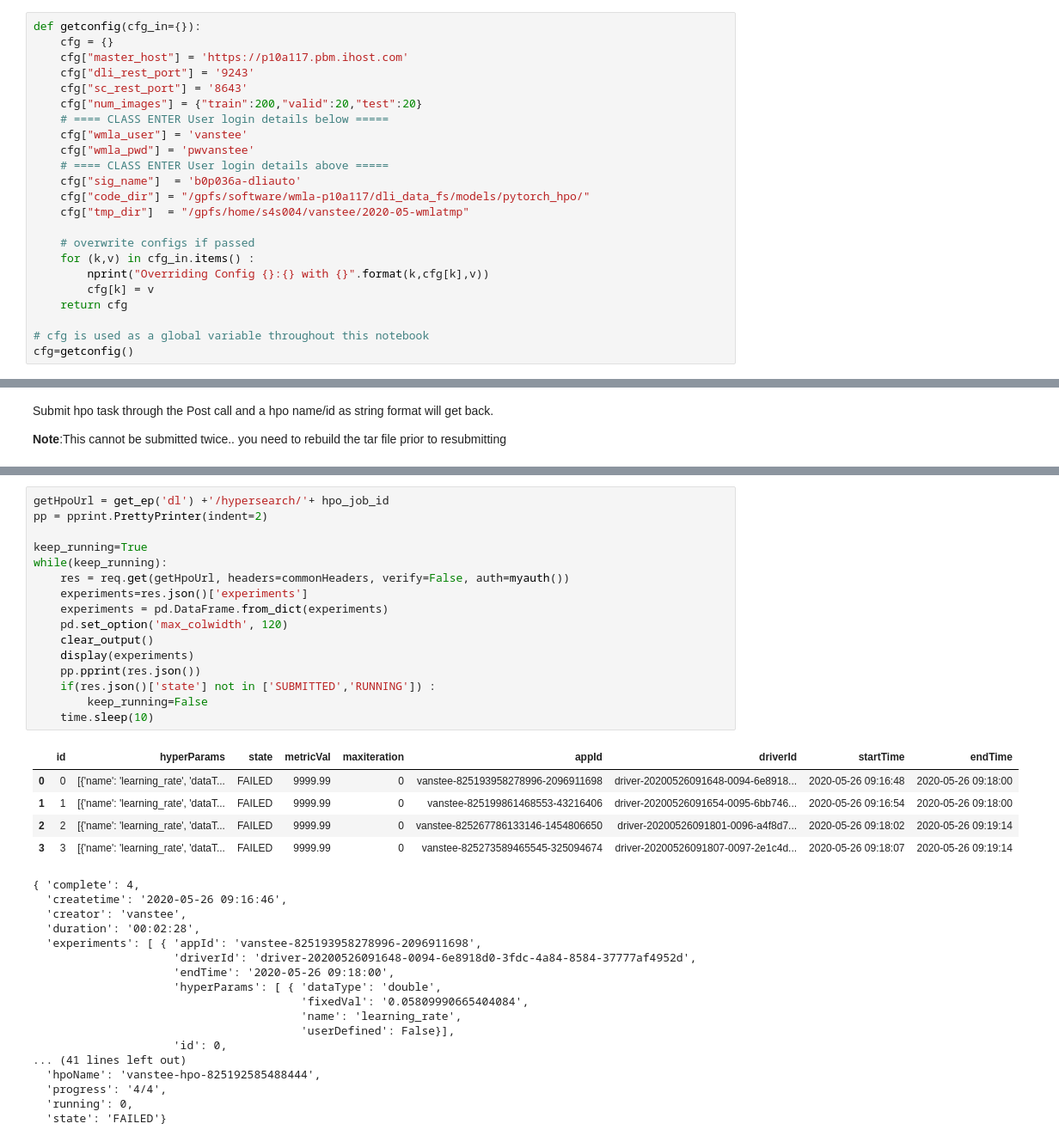
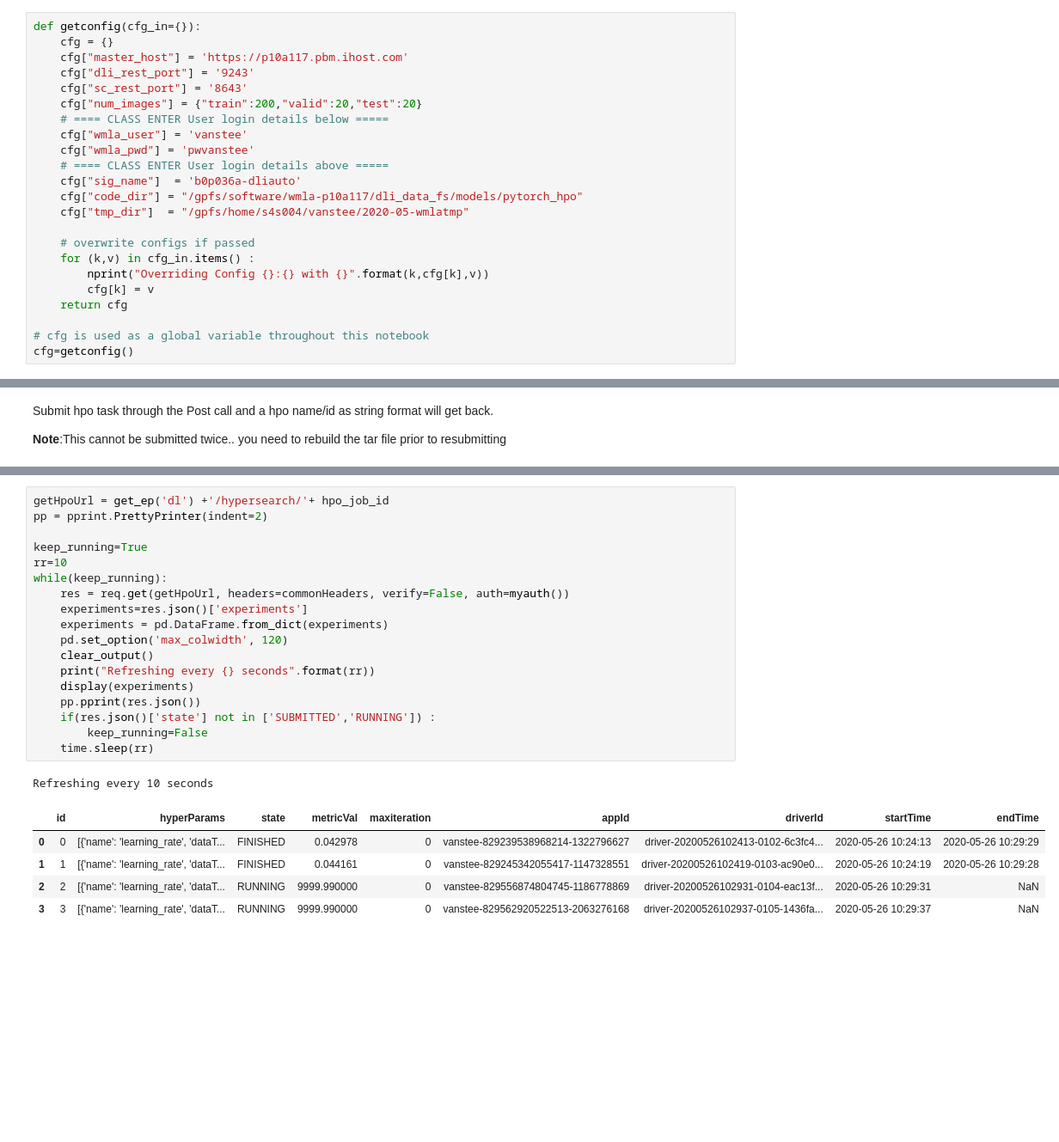
Before and after one commit to IBM/wmla-learning-path, a Jupyter notebook: 02_hpo.ipynb, the cells around one changed output, grey strips where cells are left out. Shown at 86% size. Saved outputs shown, nothing was run; the diff lists cells and outputs as text; blank space fills up the shorter version.

```diff
--- a/02_hpo.ipynb
+++ b/02_hpo.ipynb
@@ -51,7 +51,7 @@ def getconfig(cfg_in={}):
     cfg["wmla_pwd"] = 'pwvanstee'
     # ==== CLASS ENTER User login details above =====
     cfg["sig_name"]  = 'b0p036a-dliauto'
-    cfg["code_dir"] = "/gpfs/software/wmla-p10a117/dli_data_fs/models/pytorch_hpo/"
+    cfg["code_dir"] = "/gpfs/software/wmla-p10a117/dli_data_fs/models/pytorch_hpo"
     cfg["tmp_dir"]  = "/gpfs/home/s4s004/vanstee/2020-05-wmlatmp"
 
     # overwrite configs if passed
@@ -353,39 +361,25 @@ hpo_job_id : None
 # %%
 getHpoUrl = get_ep('dl') +'/hypersearch/'+ hpo_job_id
 pp = pprint.PrettyPrinter(indent=2)
 
 keep_running=True
+rr=10
 while(keep_running):
     res = req.get(getHpoUrl, headers=commonHeaders, verify=False, auth=myauth())
     experiments=res.json()['experiments']
     experiments = pd.DataFrame.from_dict(experiments)
     pd.set_option('max_colwidth', 120)
     clear_output()
+    print("Refreshing every {} seconds".format(rr))
     display(experiments)
     pp.pprint(res.json())
     if(res.json()['state'] not in ['SUBMITTED','RUNNING']) :
         keep_running=False
-    time.sleep(10)
+    time.sleep(rr)
 # %% [output]
+Refreshing every 10 seconds
 |  | id | hyperParams | state | metricVal | maxiteration | appId | driverId | startTime | endTime |
-| 0 | 0 | [{'name': 'learning_rate', 'dataT... | FAILED | 9999.99 | 0 | vanstee-825193958278996-2096911698 | driver-20200526091648-0094-6e8918... | 2020-05-26 09:16:48 | 2020-05-26 09:18:00 |
-| 1 | 1 | [{'name': 'learning_rate', 'dataT... | FAILED | 9999.99 | 0 | vanstee-825199861468553-43216406 | driver-20200526091654-0095-6bb746... | 2020-05-26 09:16:54 | 2020-05-26 09:18:00 |
-| 2 | 2 | [{'name': 'learning_rate', 'dataT... | FAILED | 9999.99 | 0 | vanstee-825267786133146-1454806650 | driver-20200526091801-0096-a4f8d7... | 2020-05-26 09:18:02 | 2020-05-26 09:19:14 |
-| 3 | 3 | [{'name': 'learning_rate', 'dataT... | FAILED | 9999.99 | 0 | vanstee-825273589465545-325094674 | driver-20200526091807-0097-2e1c4d... | 2020-05-26 09:18:07 | 2020-05-26 09:19:14 |
+| 0 | 0 | [{'name': 'learning_rate', 'dataT... | FINISHED | 0.042978 | 0 | vanstee-829239538968214-1322796627 | driver-20200526102413-0102-6c3fc4... | 2020-05-26 10:24:13 | 2020-05-26 10:29:29 |
+| 1 | 1 | [{'name': 'learning_rate', 'dataT... | FINISHED | 0.044161 | 0 | vanstee-829245342055417-1147328551 | driver-20200526102419-0103-ac90e0... | 2020-05-26 10:24:19 | 2020-05-26 10:29:28 |
+| 2 | 2 | [{'name': 'learning_rate', 'dataT... | RUNNING | 9999.990000 | 0 | vanstee-829556874804745-1186778869 | driver-20200526102931-0104-eac13f... | 2020-05-26 10:29:31 | NaN |
+| 3 | 3 | [{'name': 'learning_rate', 'dataT... | RUNNING | 9999.990000 | 0 | vanstee-829562920522513-2063276168 | driver-20200526102937-0105-1436fa... | 2020-05-26 10:29:37 | NaN |
-{ 'complete': 4,
-  'createtime': '2020-05-26 09:16:46',
-  'creator': 'vanstee',
-  'duration': '00:02:28',
-  'experiments': [ { 'appId': 'vanstee-825193958278996-2096911698',
-                     'driverId': 'driver-20200526091648-0094-6e8918d0-3fdc-4a84-8584-37777af4952d',
-                     'endTime': '2020-05-26 09:18:00',
-                     'hyperParams': [ { 'dataType': 'double',
-                                        'fixedVal': '0.05809990665404084',
-                                        'name': 'learning_rate',
-                                        'userDefined': False}],
-                     'id': 0,
-... (41 lines left out)
-  'hpoName': 'vanstee-hpo-825192585488444',
-  'progress': '4/4',
-  'running': 0,
-  'state': 'FAILED'}
```
Also changed, not shown: parts of 5 cells of this notebook.
